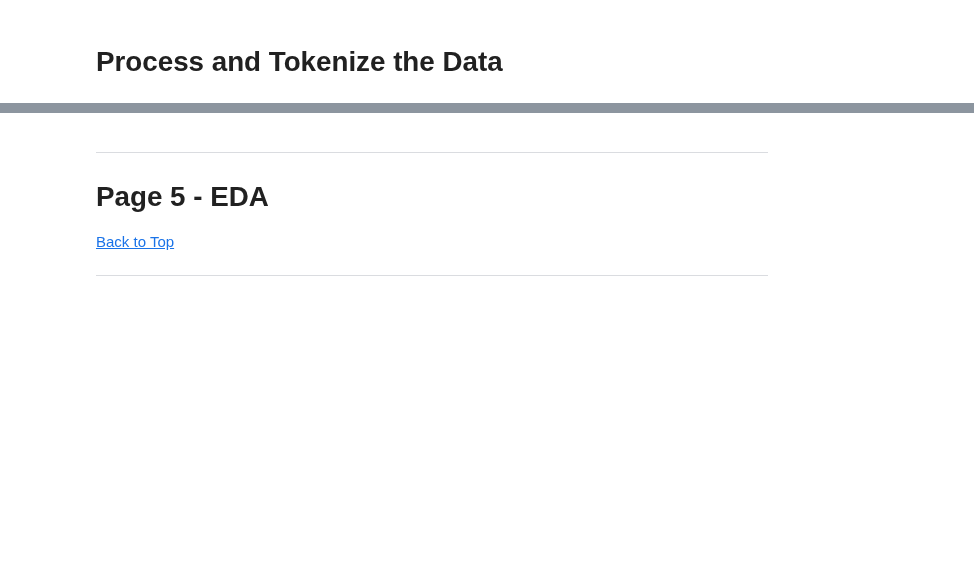
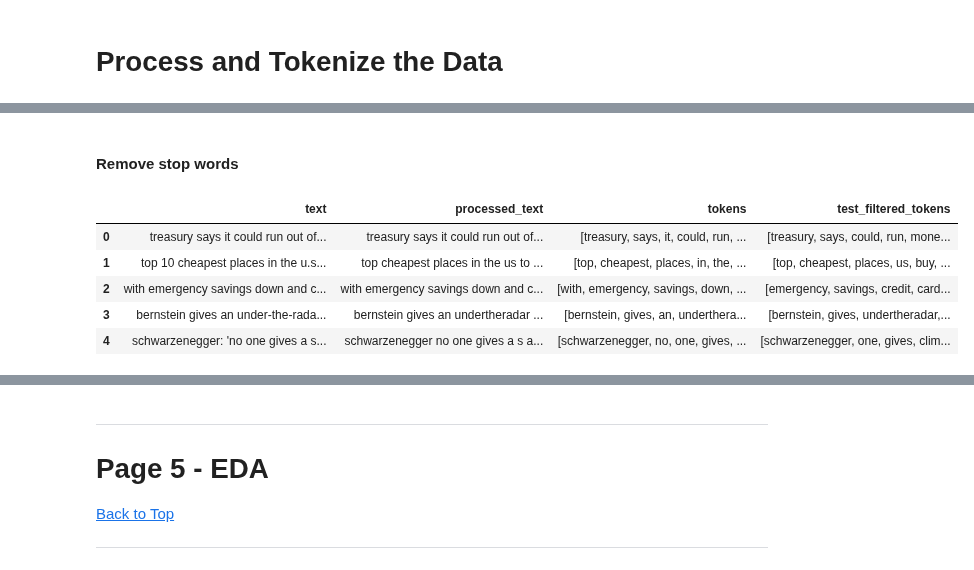
Before and after one commit to ChrisVerg/SmartInvest, a Jupyter notebook: Notebooks/Chris_Sentiment_Analysis.ipynb, the cells around one changed output, grey strips where cells are left out. Saved outputs shown, nothing was run; the diff lists cells and outputs as text; code cells hidden in the pictures; blank space fills up the shorter version.

```diff
--- a/Notebooks/Chris_Sentiment_Analysis.ipynb
+++ b/Notebooks/Chris_Sentiment_Analysis.ipynb
@@ -394,0 +412,2 @@ dftest_dropNA
+# %%
+test_vizR['tokens'] = test_vizR['processed_text'].apply(word_tokenize)
@@ -394,0 +423,2 @@ dftest_dropNA
+# %% [markdown]
+#### Remove stop words
@@ -394,0 +438,9 @@ dftest_dropNA
+# %%
+test_vizR.head()
+# %% [output]
+|  | text | processed_text | tokens | test_filtered_tokens |
+| 0 | treasury says it could run out of... | treasury says it could run out of... | [treasury, says, it, could, run, ... | [treasury, says, could, run, mone... |
+| 1 | top 10 cheapest places in the u.s... | top cheapest places in the us to ... | [top, cheapest, places, in, the, ... | [top, cheapest, places, us, buy, ... |
+| 2 | with emergency savings down and c... | with emergency savings down and c... | [with, emergency, savings, down, ... | [emergency, savings, credit, card... |
+| 3 | bernstein gives an under-the-rada... | bernstein gives an undertheradar ... | [bernstein, gives, an, underthera... | [bernstein, gives, undertheradar,... |
+| 4 | schwarzenegger: 'no one gives a s... | schwarzenegger no one gives a s a... | [schwarzenegger, no, one, gives, ... | [schwarzenegger, one, gives, clim... |
```
Also changed, not shown: parts of 15 cells of this notebook, 3 other files.
